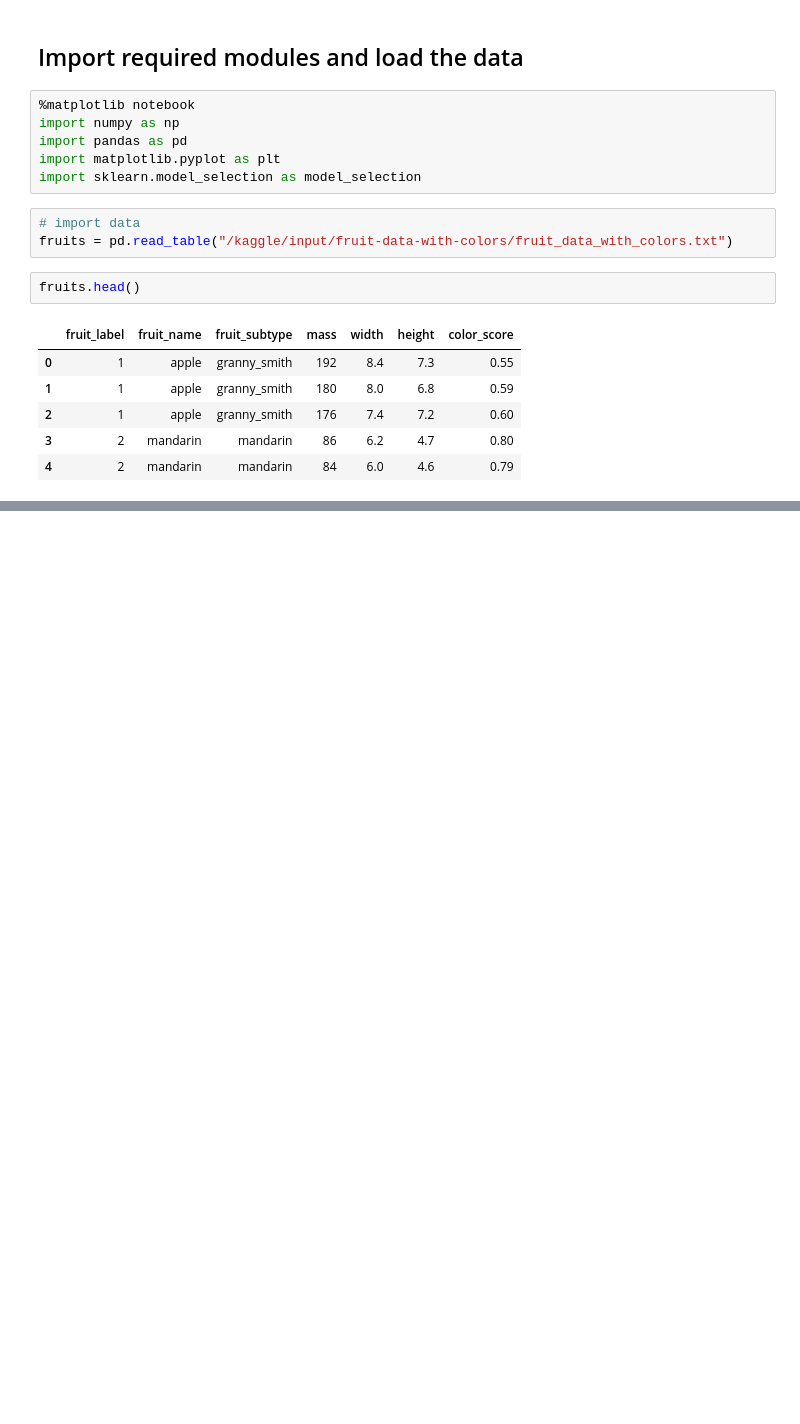
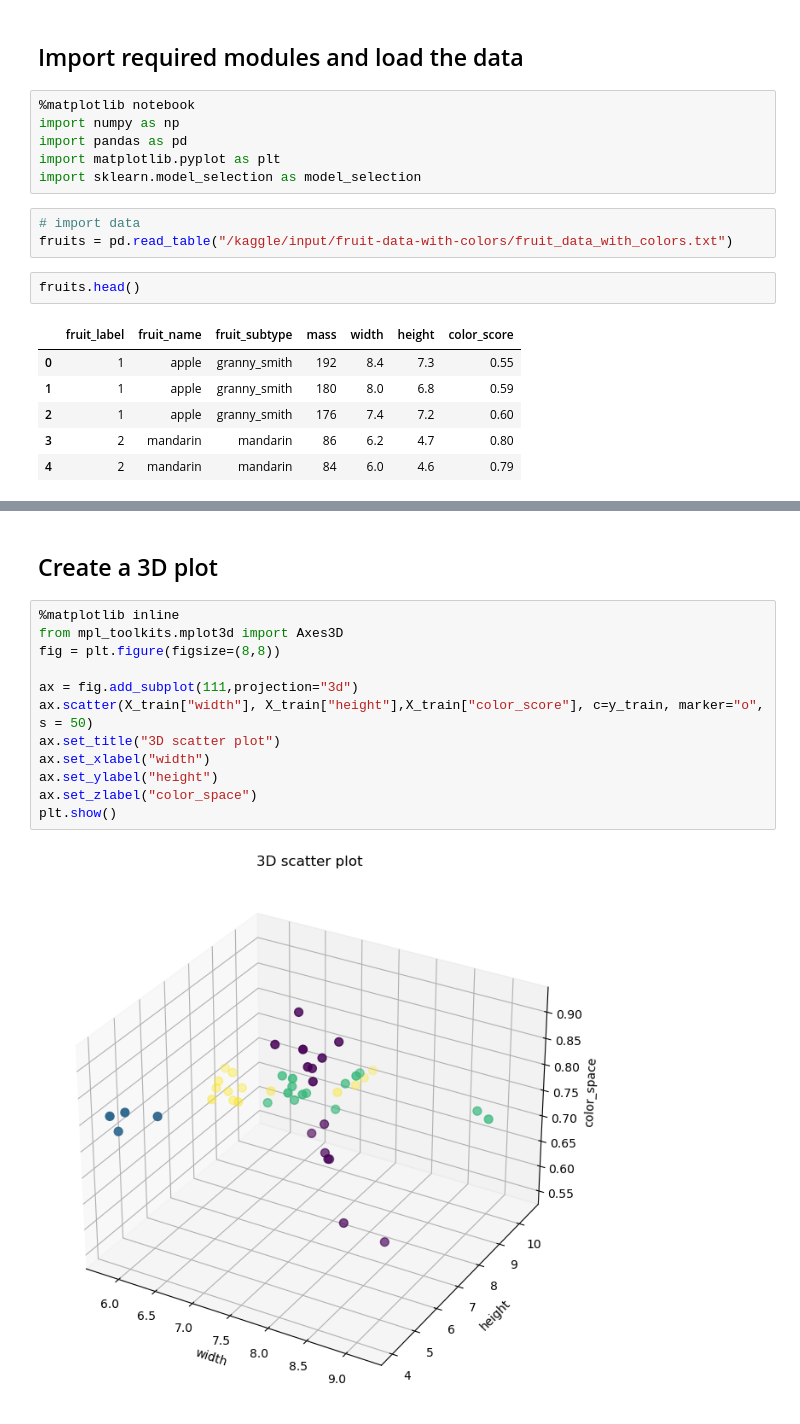
Before and after one commit to subratamondal1/MOOCs, a Jupyter notebook: applied-machine-learning-with-python-w1.ipynb, the cells around one changed output, grey strips where cells are left out. Cells and saved outputs as stored; diff of their text form; blank space fills up the shorter version.

```diff
--- a/applied-machine-learning-with-python-w1.ipynb
+++ b/applied-machine-learning-with-python-w1.ipynb
@@ -43,0 +81,16 @@ fruits.head()
+# %% [markdown]
+## Create a 3D plot
+# %%
+%matplotlib inline
+from mpl_toolkits.mplot3d import Axes3D
+fig = plt.figure(figsize=(8,8))
+
+ax = fig.add_subplot(111,projection="3d")
+ax.scatter(X_train["width"], X_train["height"],X_train["color_score"], c=y_train, marker="o", s = 50)
+ax.set_title("3D scatter plot")
+ax.set_xlabel("width")
+ax.set_ylabel("height")
+ax.set_zlabel("color_space")
+plt.show()
+# %% [output]
+[figure, added]
```
Also changed, not shown: parts of 7 cells of this notebook.
